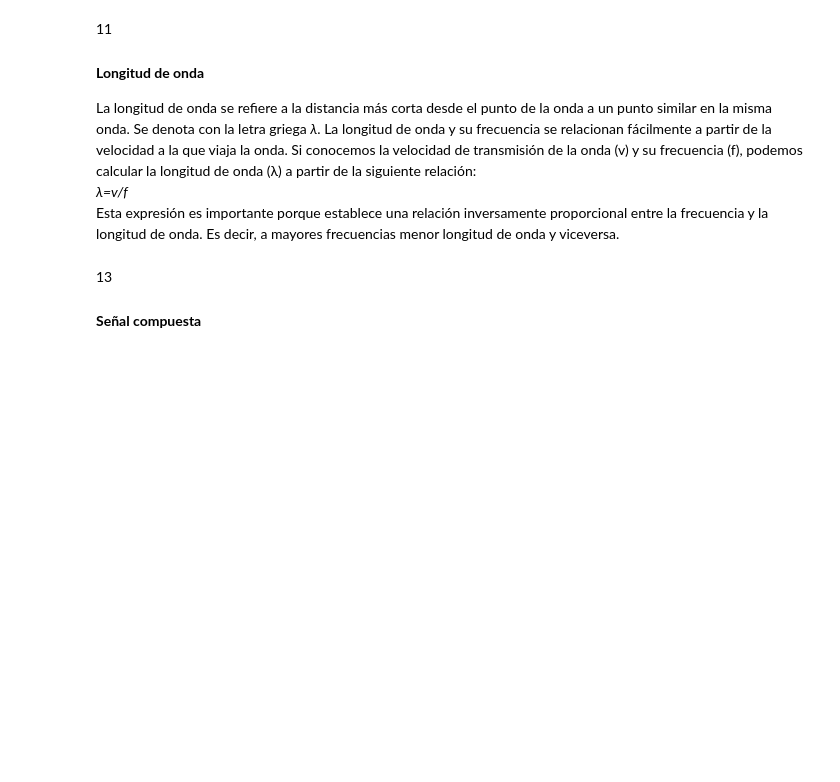
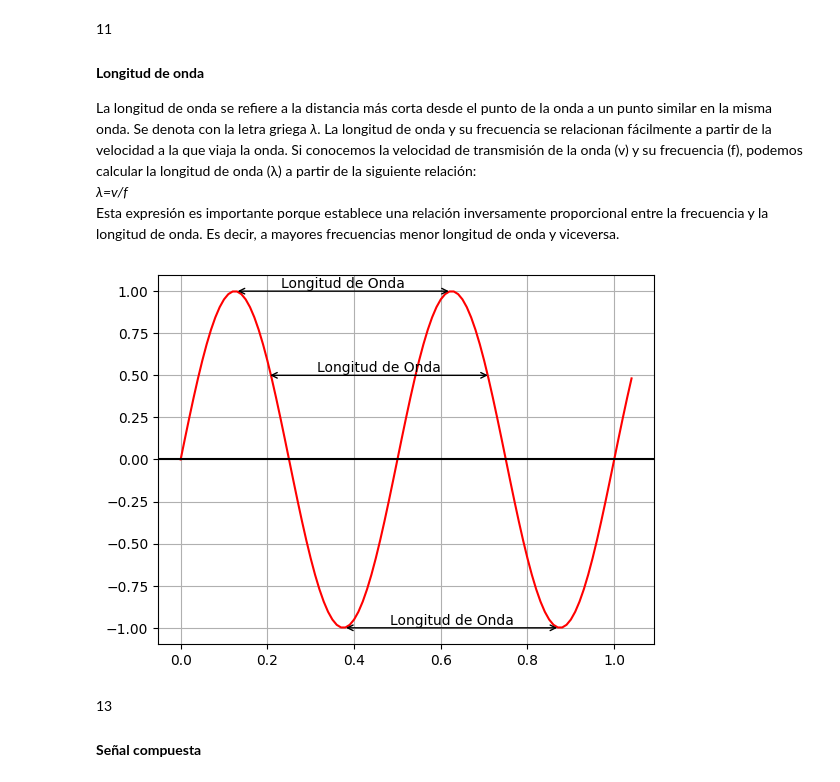
Before and after one commit to RodrigoGarciaNunez/Ondas, a Jupyter notebook: signal/Propeidades de las redes senoidales.ipynb, the cells around one changed output. Cells and saved outputs as stored; diff of their text form; code cells hidden in the pictures; blank space fills up the shorter version.

```diff
--- a/signal/Propeidades de las redes senoidales.ipynb
+++ b/signal/Propeidades de las redes senoidales.ipynb
@@ -230,3 +228,28 @@ Esta expresión es importante porque establece una relación inversamente propor
+# %%
+#12
+x = [i*step+x_min for i in range(0, int((1.05-x_min)//step))]
+y = [sine_wave(1, 2, 0, time) for time in x]
+plt.plot(x,y,'r')
+plt.axhline(y=0, color='k')
+plt.grid()
+plt.text((((pi/2)/((2*pi)*frequency))+((5*pi/2)/((2*pi)*frequency)))/2,1.02,"Longitud de Onda",horizontalalignment='center')
+plt.annotate("",xy=(((pi/2)/((2*pi)*frequency)), 1), xycoords='data',
+            xytext=(((5*pi/2)/((2*pi)*frequency)), 1), textcoords='data',
+            arrowprops=dict(arrowstyle="<->", connectionstyle="arc3"),
+            )
+plt.text((((3*pi/2)/((2*pi)*frequency))+((7*pi/2)/((2*pi)*frequency)))/2,-.98,"Longitud de Onda",horizontalalignment='center')
+plt.annotate("",xy=(((3*pi/2)/((2*pi)*frequency)), -1), xycoords='data',
+            xytext=(((7*pi/2)/((2*pi)*frequency)), -1), textcoords='data',
+            arrowprops=dict(arrowstyle="<->", connectionstyle="arc3"),
+            )
+plt.text((((1.60*pi/2)/((2*pi)*frequency))+((5.72*pi/2)/((2*pi)*frequency)))/2,.52,"Longitud de Onda",horizontalalignment='center')
+plt.annotate("",xy=(((1.60*pi/2)/((2*pi)*frequency)), .50), xycoords='data',
+            xytext=(((5.72*pi/2)/((2*pi)*frequency)), .50), textcoords='data',
+            arrowprops=dict(arrowstyle="<->", connectionstyle="arc3"),
+            )
+plt.show()
+# %% [output]
+[figure, added]
 # %% [markdown]
 13
 #### **Señal compuesta**
```
Also changed, not shown: parts of 6 cells of this notebook.
